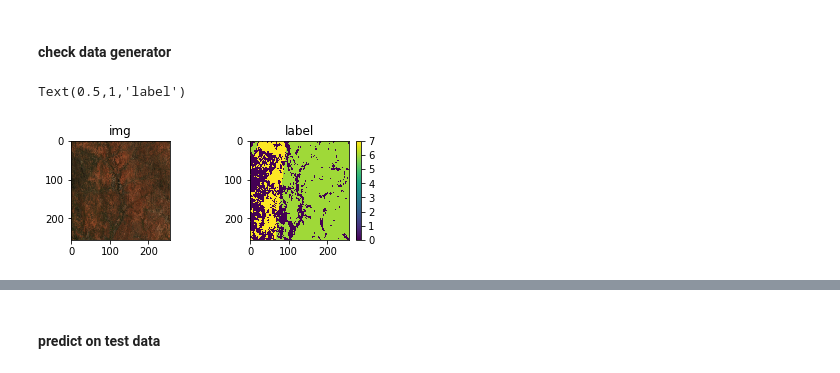
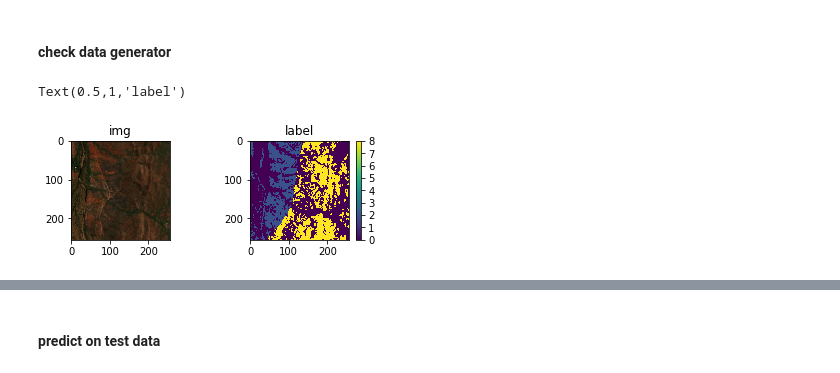
Before and after one commit to chenyz0601/DL-RockClassification, a Jupyter notebook: train.ipynb, the cells around one changed output, grey strips where cells are left out. Cells and saved outputs as stored; diff of their text form; code cells hidden in the pictures.

```diff
--- a/train.ipynb
+++ b/train.ipynb
@@ -57,5 +65,5 @@ compiling Segmentation + Adversarial net with lambda 1.0 ...
 # %%
-trn_data = DataGenerator(X_trn, Y_trn, batch_size=10, dtype=dtype, intype=conv.model_type)
-vld_data = DataGenerator(X_vld, Y_vld, batch_size=10, dtype=dtype, intype=conv.model_type)
+trn_data = DataGenerator(X_trn[:40], Y_trn[:40], batch_size=10, dtype=dtype, intype=conv.model_type, pred_fn=conv.predict)
+vld_data = DataGenerator(X_vld[:20], Y_vld[:20], batch_size=10, dtype=dtype, intype=conv.model_type, pred_fn=conv.predict)
 # %% [markdown]
 #### check data generator
@@ -64,14 +70,17 @@ x, y = trn_data.getitem(1)
 # %%
-x = x[0]
+trn_data.phase = 'AdversarialNet'
+x, y = trn_data.getitem(1)
+xx = x[0]
+yy = x[1]
 idx = 4
 plt.subplot(221)
-plt.imshow(2*x[idx,:,:,:][:,:,::-1][:,:,-3:])
+plt.imshow(2*xx[idx,:,:,:][:,:,::-1][:,:,-3:])
 plt.title('img')
 plt.subplot(222)
-plt.imshow(np.argmax(y[idx,:,:,:], axis=-1))
+plt.imshow(np.argmax(yy[idx,:,:,:], axis=-1))
 plt.colorbar()
 plt.title('label')
 # %% [output]
 Text(0.5,1,'label')
-[figure, old version]
+[figure, new version]
 # %%
```
Also changed, not shown: parts of 3 cells of this notebook, 4 other files.
